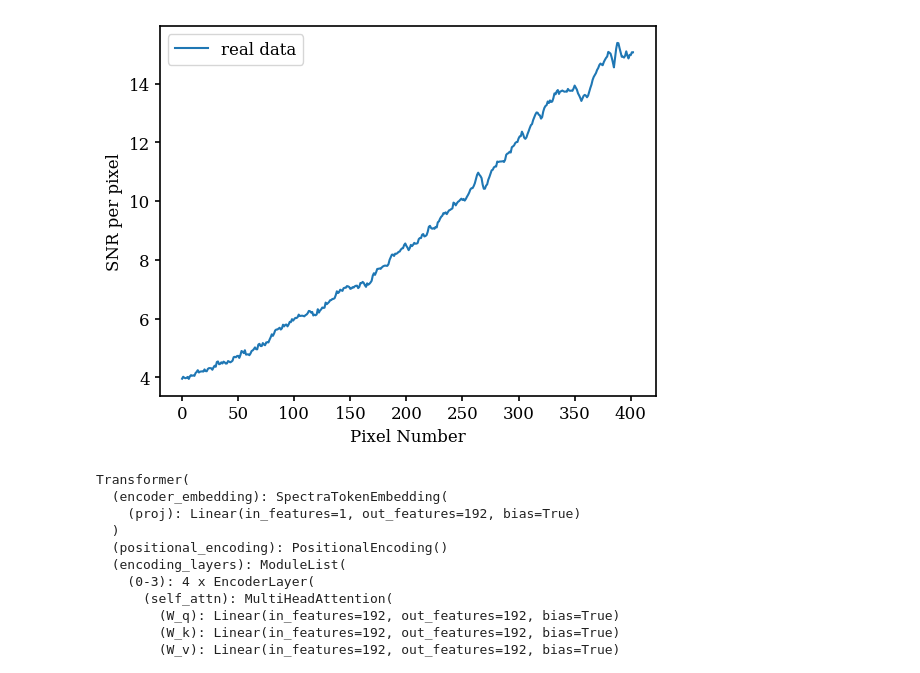
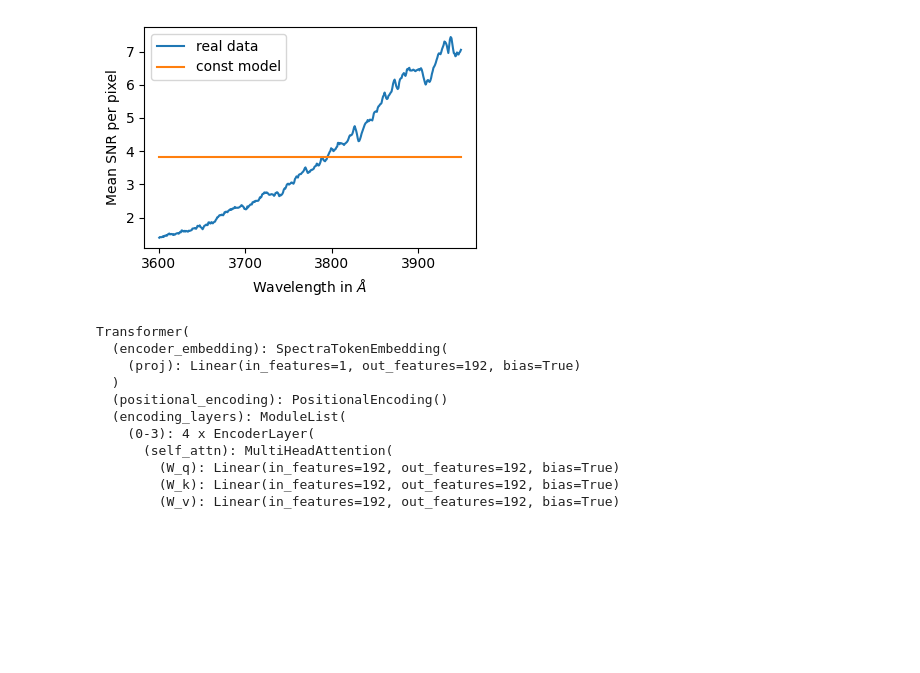
Before and after one commit to j-boucsein/CLIMB-Project, a Jupyter notebook: code/Machine_Learning/Transformer_testing/finished_spectra_plots.ipynb, the cells around one changed output. Cells and saved outputs as stored; diff of their text form; code cells hidden in the pictures; blank space fills up the shorter version.

```diff
--- a/code/Machine_Learning/Transformer_testing/finished_spectra_plots.ipynb
+++ b/code/Machine_Learning/Transformer_testing/finished_spectra_plots.ipynb
@@ -65,7 +65,7 @@ from astropy.table import Table
 
 lya_cat = Table.read("/vera/u/jerbo/CLIMB-Project/code/development_and_plotting/simulation_notebooks/spectra/data/BOSSLyaDR9_cat.fits")
 pmf_list = []
-snr_filter = 10
+snr_filter = 20
 
 count = 0
 for row in lya_cat:
@@ -288,15 +293,17 @@ plt.savefig("plots/noise_spectra_SDSS_SNR.pdf", format="PDF")
 # %%
 import numpy as np
 import matplotlib.pyplot as plt
-snr_loaded = np.load("/vera/u/jerbo/CLIMB-Project/code/data_generation_pipeline/snr_SDSS_spectra_mean.npy")
-plt.plot([i for i in range(len(snr_loaded))], snr_loaded, label="real data")
-# plt.plot(wavelengths_boss_specs[0], [10]*len(wavelengths_boss_specs[0]), label="model")
-plt.xlabel("Pixel Number")
-plt.ylabel("SNR per pixel")
+fig = plt.subplots(figsize=(4, 3))
+snr_loaded = np.load("/vera/u/jerbo/CLIMB-Project/code/data_generation_pipeline/snr_SDSS_spectra_mean_v2_snr2.npy")
+plt.plot(wavelengths_boss_specs[0], snr_loaded[:-1], label="real data")
+plt.plot(wavelengths_boss_specs[0], [np.mean(snr_loaded)]*len(wavelengths_boss_specs[0]), label="const model")
+plt.xlabel(r"Wavelength in $\AA$")
+plt.ylabel("Mean SNR per pixel")
 plt.legend()
+plt.tight_layout()
 plt.savefig("plots/noise_spectra_SDSS_SNR.pdf", format="PDF")
 # %% [output]
-[figure, old version]
+[figure, new version]
 # %%
 model_name = "opt_model_realistic_noise_mean"  # set this variable to the model to visualize
 
```
Also changed, not shown: parts of 14 cells of this notebook, 7 other files.
